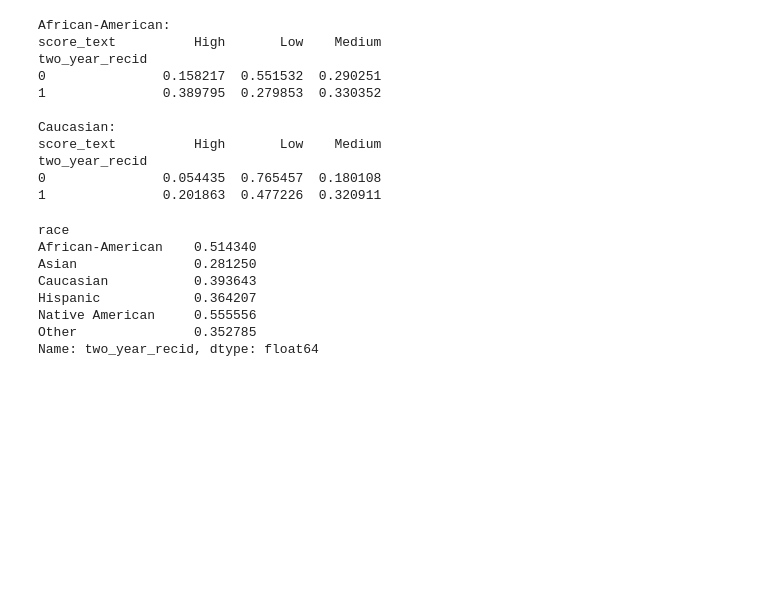
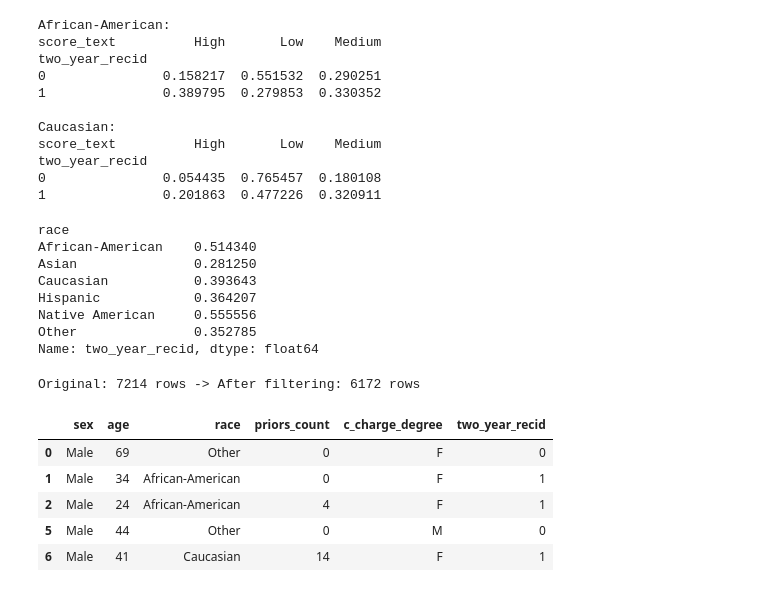
Before and after one commit to teobyte123/COMPAS-recidivism-analysis, a Jupyter notebook: 01_data_exploration.ipynb, the cells around one changed output. Saved outputs shown, nothing was run; the diff lists cells and outputs as text; code cells hidden in the pictures; blank space fills up the shorter version.

```diff
--- a/01_data_exploration.ipynb
+++ b/01_data_exploration.ipynb
@@ -209,3 +209,27 @@ Hispanic            0.364207
 Native American     0.555556
 Other               0.352785
 Name: two_year_recid, dtype: float64
+# %%
+df_clean = df[
+    (df['days_b_screening_arrest'] <= 30) &
+    (df['days_b_screening_arrest'] >= -30) &
+    (df['is_recid'] != -1) &
+    (df['c_charge_degree'] != 'O')
+].copy()
+
+print(f"Original: {len(df)} rows -> After filtering: {len(df_clean)} rows")
+# %% [output]
+Original: 7214 rows -> After filtering: 6172 rows
+# %%
+features = ['sex', 'age', 'race', 'priors_count', 'c_charge_degree']
+target = 'two_year_recid'
+
+df_model = df_clean[features + [target]].copy()
+df_model.head()
+# %% [output]
+|  | sex | age | race | priors_count | c_charge_degree | two_year_recid |
+| 0 | Male | 69 | Other | 0 | F | 0 |
+| 1 | Male | 34 | African-American | 0 | F | 1 |
+| 2 | Male | 24 | African-American | 4 | F | 1 |
+| 5 | Male | 44 | Other | 0 | M | 0 |
+| 6 | Male | 41 | Caucasian | 14 | F | 1 |
```
Also changed, not shown: parts of 11 cells of this notebook, 1 other file.
